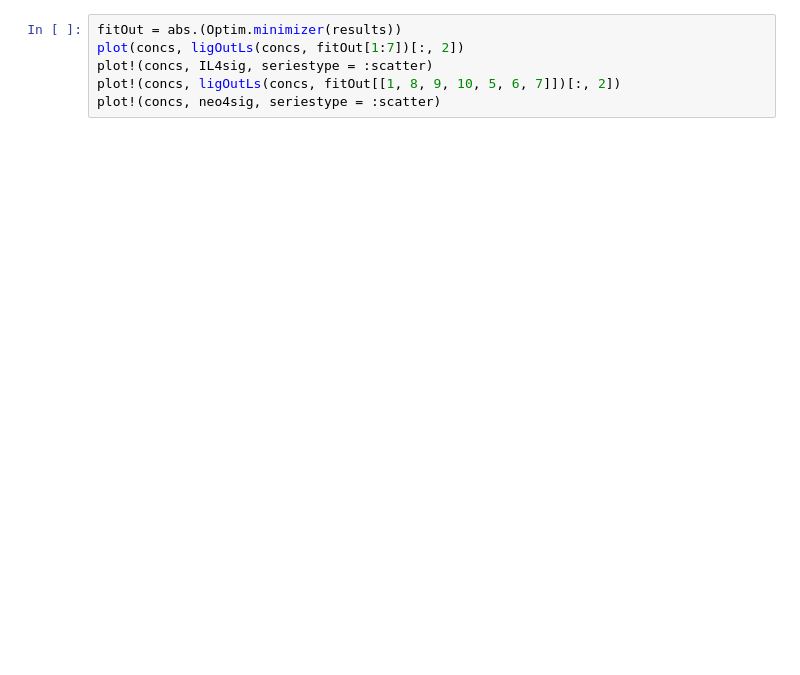
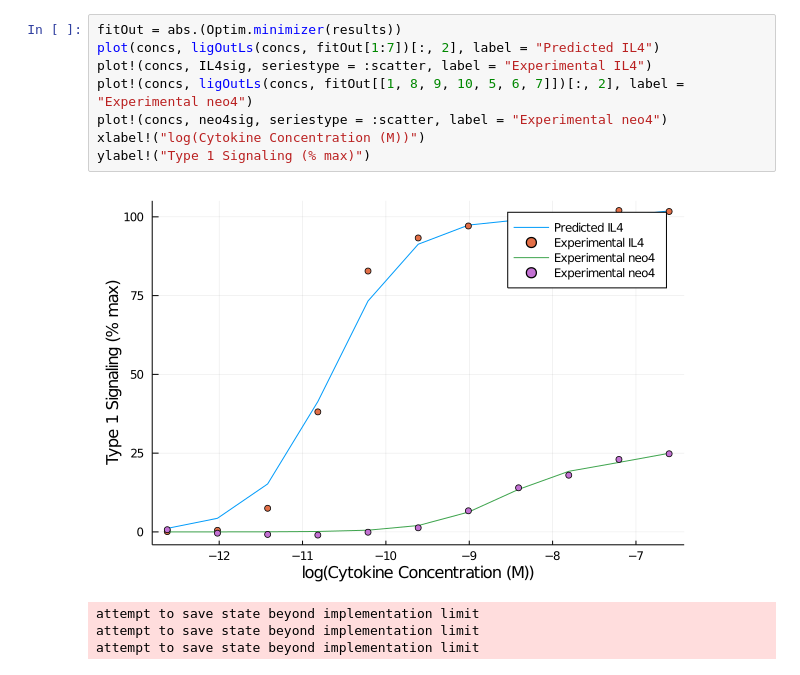
Before and after one commit to meyer-lab/IL4-model, a Jupyter notebook: polyc.ipynb, the cells around one changed output. Saved outputs shown, nothing was run; the diff lists cells and outputs as text; blank space fills up the shorter version.

Commit message:
Figs Made (#1)
* Make Plots

* Save Notebook

```diff
--- a/polyc.ipynb
+++ b/polyc.ipynb
@@ -25,9 +25,16 @@ results = optimizeParam()
 # %%
 fitOut = abs.(Optim.minimizer(results))
-plot(concs, ligOutLs(concs, fitOut[1:7])[:, 2])
-plot!(concs, IL4sig, seriestype = :scatter)
-plot!(concs, ligOutLs(concs, fitOut[[1, 8, 9, 10, 5, 6, 7]])[:, 2])
-plot!(concs, neo4sig, seriestype = :scatter)
+plot(concs, ligOutLs(concs, fitOut[1:7])[:, 2], label = "Predicted IL4")
+plot!(concs, IL4sig, seriestype = :scatter, label = "Experimental IL4")
+plot!(concs, ligOutLs(concs, fitOut[[1, 8, 9, 10, 5, 6, 7]])[:, 2], label = "Experimental neo4")
+plot!(concs, neo4sig, seriestype = :scatter, label = "Experimental neo4")
+xlabel!("log(Cytokine Concentration (M))")
+ylabel!("Type 1 Signaling (% max)")
+# %% [output]
+[figure, added]
+attempt to save state beyond implementation limit
+attempt to save state beyond implementation limit
+attempt to save state beyond implementation limit
 # %%
 fitOut
 # %% [output]
```
Also changed, not shown: parts of 5 cells of this notebook, 2 other files.
